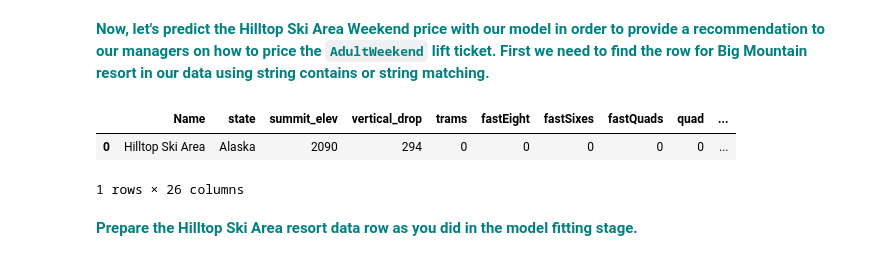
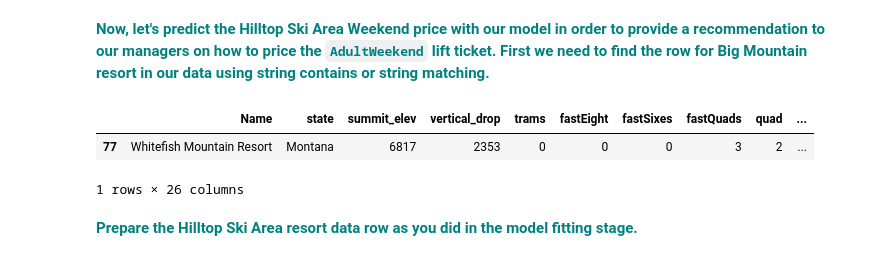
Before and after one commit to DanielTman/Guided-Capstone, a Jupyter notebook: Documentation/Notebook_stepsix.ipynb, the cells around one changed output. Saved outputs shown, nothing was run; the diff lists cells and outputs as text; code cells hidden in the pictures.

```diff
--- a/Documentation/Notebook_stepsix.ipynb
+++ b/Documentation/Notebook_stepsix.ipynb
@@ -89,11 +89,11 @@ mae
 # %% [markdown]
 **<font color='teal'> Now, let's predict the Hilltop Ski Area Weekend price with our model in order to provide a recommendation to our managers on how to price the `AdultWeekend` lift ticket. First we need to find the row for Big Mountain resort in our data using string contains or string matching.</font>**
 # %%
-hsa = ski_data[ski_data['Name'].str.contains('Hilltop')]
-hsa
+wf = ski_data[ski_data['Name'].str.contains('Whitefish')]
+wf
 # %% [output]
 |  | Name | state | summit_elev | vertical_drop | trams | fastEight | fastSixes | fastQuads | quad | ... |
-| 0 | Hilltop Ski Area | Alaska | 2090 | 294 | 0 | 0 | 0 | 0 | 0 | ... |
+| 77 | Whitefish Mountain Resort | Montana | 6817 | 2353 | 0 | 0 | 0 | 3 | 2 | ... |
 1 rows × 26 columns
 # %% [markdown]
 **<font color='teal'> Prepare the Hilltop Ski Area resort data row as you did in the model fitting stage.</font>**
```
Also changed, not shown: parts of 13 cells of this notebook.
